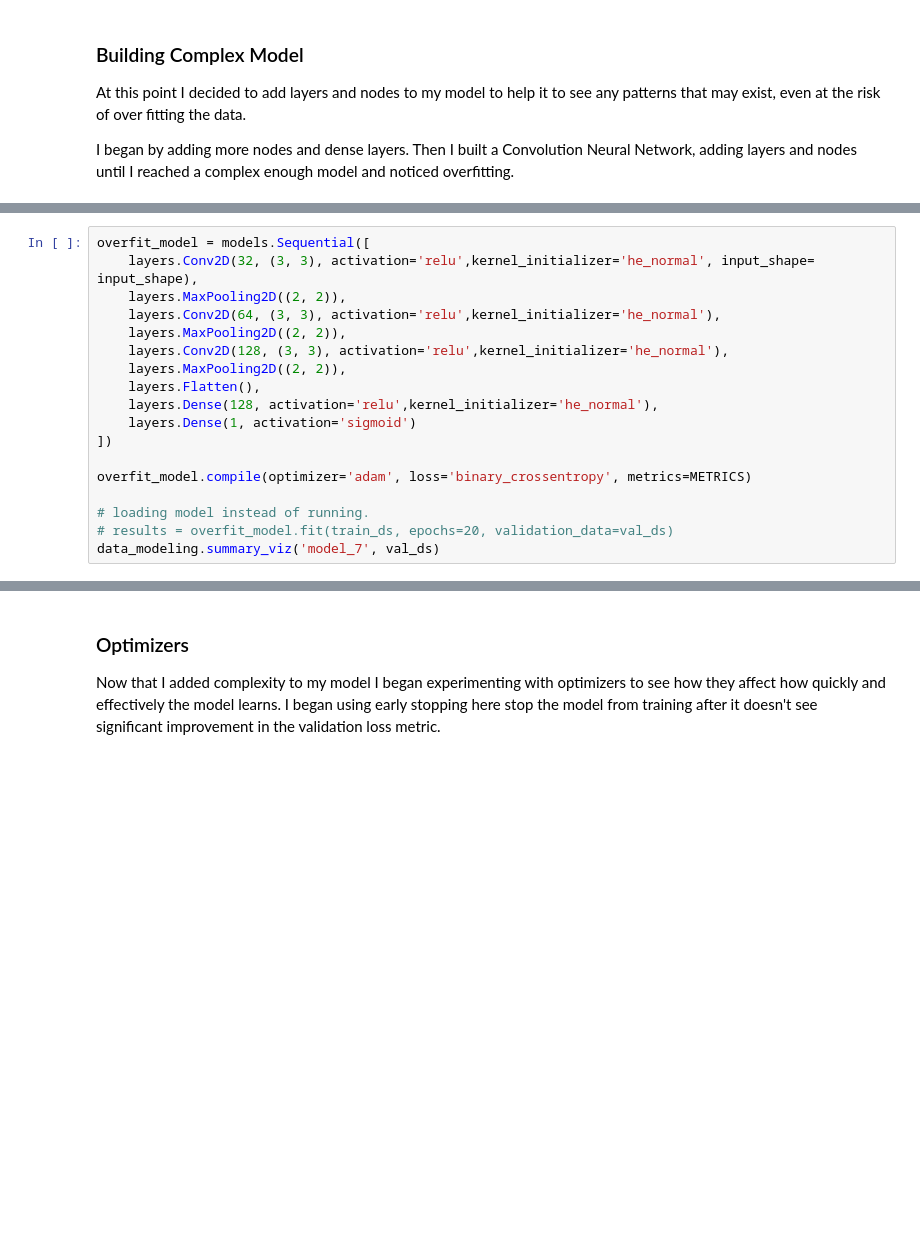
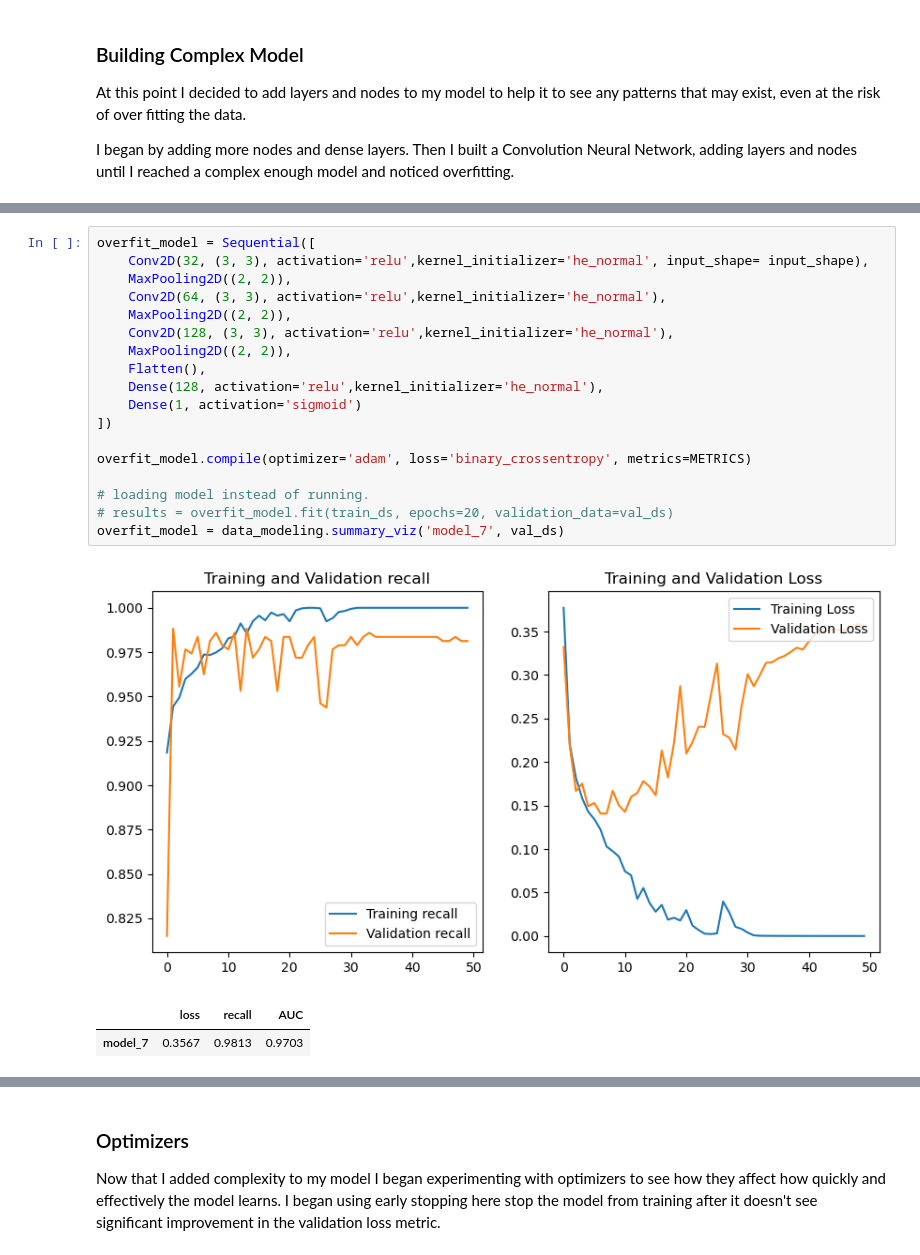
Before and after one commit to rlodetti/image_classification_project, a Jupyter notebook: Image Classification Project.ipynb, the cells around one changed output, grey strips where cells are left out. Cells and saved outputs as stored; diff of their text form; blank space fills up the shorter version.

```diff
--- a/Image Classification Project.ipynb
+++ b/Image Classification Project.ipynb
@@ -331,18 +413,22 @@ data_modeling.summary_df(file_names,model_names, val_ds)
 # %%
-overfit_model = models.Sequential([
-    layers.Conv2D(32, (3, 3), activation='relu',kernel_initializer='he_normal', input_shape= input_shape),
-    layers.MaxPooling2D((2, 2)),
-    layers.Conv2D(64, (3, 3), activation='relu',kernel_initializer='he_normal'),
-    layers.MaxPooling2D((2, 2)),
-    layers.Conv2D(128, (3, 3), activation='relu',kernel_initializer='he_normal'),
-    layers.MaxPooling2D((2, 2)),
-    layers.Flatten(),
-    layers.Dense(128, activation='relu',kernel_initializer='he_normal'),
-    layers.Dense(1, activation='sigmoid')
+overfit_model = Sequential([
+    Conv2D(32, (3, 3), activation='relu',kernel_initializer='he_normal', input_shape= input_shape),
+    MaxPooling2D((2, 2)),
+    Conv2D(64, (3, 3), activation='relu',kernel_initializer='he_normal'),
+    MaxPooling2D((2, 2)),
+    Conv2D(128, (3, 3), activation='relu',kernel_initializer='he_normal'),
+    MaxPooling2D((2, 2)),
+    Flatten(),
+    Dense(128, activation='relu',kernel_initializer='he_normal'),
+    Dense(1, activation='sigmoid')
 ])
 
 overfit_model.compile(optimizer='adam', loss='binary_crossentropy', metrics=METRICS)
 
 # loading model instead of running.
 # results = overfit_model.fit(train_ds, epochs=20, validation_data=val_ds)
-data_modeling.summary_viz('model_7', val_ds)
+overfit_model = data_modeling.summary_viz('model_7', val_ds)
+# %% [output]
+[figure, added]
+|  | loss | recall | AUC |
+| model_7 | 0.3567 | 0.9813 | 0.9703 |
```
Also changed, not shown: parts of 37 cells of this notebook, 2 other files.
